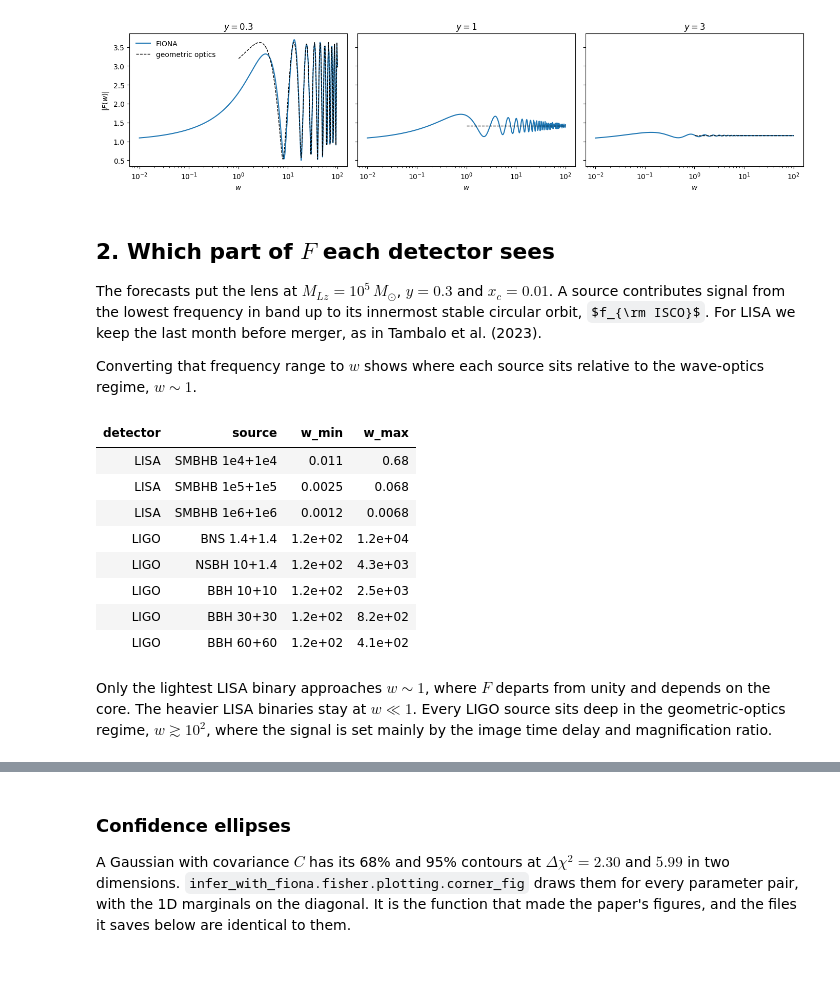
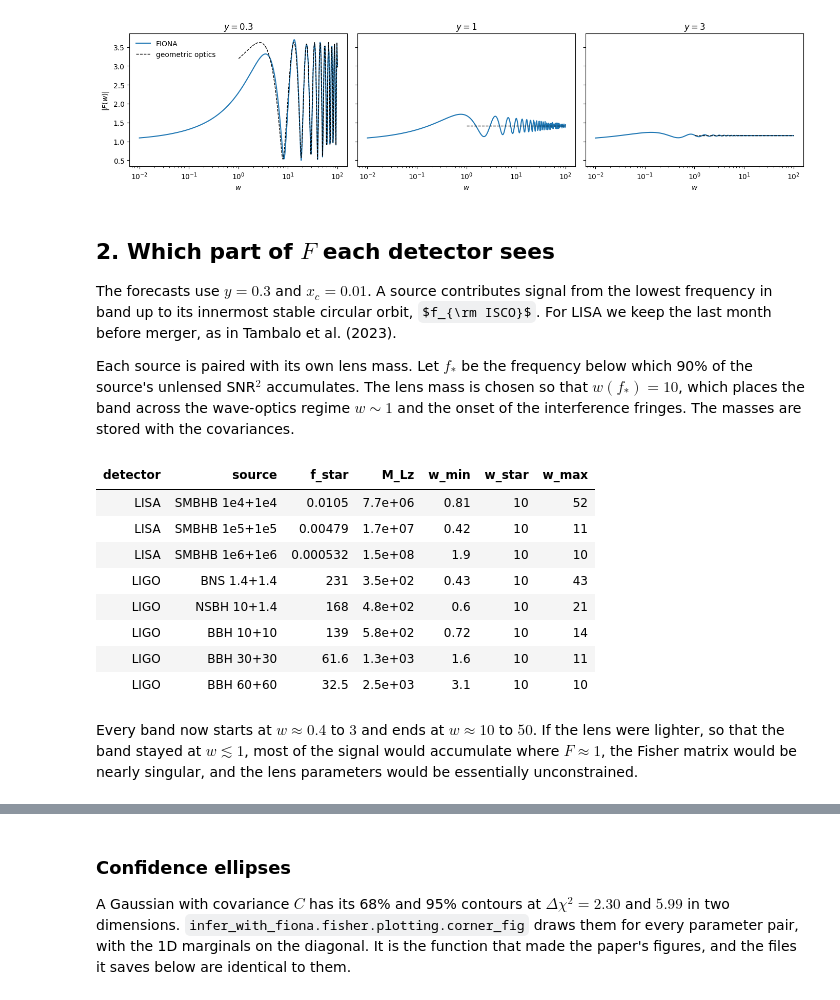
Before and after one commit to ninoephremidze/infer_with_FIONA, a Jupyter notebook: notebooks/01_fisher_forecasts.ipynb, the cells around one changed output, grey strips where cells are left out. Saved outputs shown, nothing was run; the diff lists cells and outputs as text; code cells hidden in the pictures; some formulas as TeX source; blank space fills up the shorter version.

```diff
--- a/notebooks/01_fisher_forecasts.ipynb
+++ b/notebooks/01_fisher_forecasts.ipynb
@@ -59,38 +59,41 @@ plt.tight_layout()
 # %% [markdown]
 ## 2. Which part of $F$ each detector sees
 
-The forecasts put the lens at $M_{Lz} = 10^5\,M_\odot$, $y = 0.3$ and $x_c = 0.01$. A source contributes signal from the lowest frequency in band up to its innermost stable circular orbit, $f_{\rm ISCO}$. For LISA we keep the last month before merger, as in Tambalo et al. (2023).
+The forecasts use $y = 0.3$ and $x_c = 0.01$. A source contributes signal from the lowest frequency in band up to its innermost stable circular orbit, $f_{\rm ISCO}$. For LISA we keep the last month before merger, as in Tambalo et al. (2023).
 
-Converting that frequency range to $w$ shows where each source sits relative to the wave-optics regime, $w \sim 1$.
+Each source is paired with its own lens mass. Let $f_*$ be the frequency below which 90% of the source's unlensed SNR$^2$ accumulates. The lens mass is chosen so that $w(f_*) = 10$, which places the band across the wave-optics regime $w \sim 1$ and the onset of the interference fringes. The masses are stored with the covariances.
 # %%
-M_LZ, Y_FID = 1e5, 0.3
-w_of = lambda f: 8 * np.pi * G_over_c3_Msun * M_LZ * f
-
-SOURCES = {  # detector: [(name, m1, m2)], source redshift, band [Hz]
-    'LISA': ([('SMBHB 1e4+1e4', 1e4, 1e4), ('SMBHB 1e5+1e5', 1e5, 1e5), ('SMBHB 1e6+1e6', 1e6, 1e6)], 3.0, (1e-4, 1.0)),
-    'LIGO': ([('BNS 1.4+1.4', 1.4, 1.4), ('NSBH 10+1.4', 10, 1.4), ('BBH 10+10', 10, 10),
-              ('BBH 30+30', 30, 30), ('BBH 60+60', 60, 60)], 0.1, (10.0, 1000.0)),
+data = np.load(paths.FISHER_COVARIANCES)
+Y_FID = 0.3
+SOURCES = {  # detector: [(name, key, m1, m2)], source redshift, band [Hz]
+    'LISA': ([('SMBHB 1e4+1e4', 'SMBHB_1e4', 1e4, 1e4), ('SMBHB 1e5+1e5', 'SMBHB_1e5', 1e5, 1e5),
+              ('SMBHB 1e6+1e6', 'SMBHB_1e6', 1e6, 1e6)], 3.0, (1e-4, 1.0)),
+    'LIGO': ([('BNS 1.4+1.4', 'BNS', 1.4, 1.4), ('NSBH 10+1.4', 'NSBH', 10, 1.4), ('BBH 10+10', 'BBH_10', 10, 10),
+              ('BBH 30+30', 'BBH_30', 30, 30), ('BBH 60+60', 'BBH_60', 60, 60)], 0.1, (10.0, 1000.0)),
 }
 rows = []
 for det, (srcs, z_s, (f_min, f_max)) in SOURCES.items():
-    for name, m1, m2 in srcs:
+    for name, key, m1, m2 in srcs:
         M, eta = m1 + m2, m1 * m2 / (m1 + m2) ** 2
         f_lo, f_hi = max(f_1month(M, eta, z_s), f_min), min(f_isco(M, z_s), f_max)
-        rows.append(dict(detector=det, source=name, w_min=w_of(f_lo), w_max=w_of(f_hi)))
+        M_Lz = float(data[f'{det}_{key}_mlz'])
+        w_of = lambda f: 8 * np.pi * G_over_c3_Msun * M_Lz * f
+        rows.append(dict(detector=det, source=name, f_star=float(data[f'{det}_{key}_fstar']), M_Lz=M_Lz,
+                         w_min=w_of(f_lo), w_star=w_of(float(data[f'{det}_{key}_fstar'])), w_max=w_of(f_hi)))
 bands = pd.DataFrame(rows)
-bands.style.format({'w_min': '{:.2g}', 'w_max': '{:.2g}'}).hide(axis='index')
+bands.style.format({'f_star': '{:.3g}', 'M_Lz': '{:.2g}', 'w_min': '{:.2g}', 'w_star': '{:.2g}', 'w_max': '{:.2g}'}).hide(axis='index')
 # %% [output]
-| detector | source | w_min | w_max |
-| LISA | SMBHB 1e4+1e4 | 0.011 | 0.68 |
-| LISA | SMBHB 1e5+1e5 | 0.0025 | 0.068 |
-| LISA | SMBHB 1e6+1e6 | 0.0012 | 0.0068 |
-| LIGO | BNS 1.4+1.4 | 1.2e+02 | 1.2e+04 |
-| LIGO | NSBH 10+1.4 | 1.2e+02 | 4.3e+03 |
-| LIGO | BBH 10+10 | 1.2e+02 | 2.5e+03 |
-| LIGO | BBH 30+30 | 1.2e+02 | 8.2e+02 |
-| LIGO | BBH 60+60 | 1.2e+02 | 4.1e+02 |
+| detector | source | f_star | M_Lz | w_min | w_star | w_max |
+| LISA | SMBHB 1e4+1e4 | 0.0105 | 7.7e+06 | 0.81 | 10 | 52 |
+| LISA | SMBHB 1e5+1e5 | 0.00479 | 1.7e+07 | 0.42 | 10 | 11 |
+| LISA | SMBHB 1e6+1e6 | 0.000532 | 1.5e+08 | 1.9 | 10 | 10 |
+| LIGO | BNS 1.4+1.4 | 231 | 3.5e+02 | 0.43 | 10 | 43 |
+| LIGO | NSBH 10+1.4 | 168 | 4.8e+02 | 0.6 | 10 | 21 |
+| LIGO | BBH 10+10 | 139 | 5.8e+02 | 0.72 | 10 | 14 |
+| LIGO | BBH 30+30 | 61.6 | 1.3e+03 | 1.6 | 10 | 11 |
+| LIGO | BBH 60+60 | 32.5 | 2.5e+03 | 3.1 | 10 | 10 |
 # %% [markdown]
-Only the lightest LISA binary approaches $w \sim 1$, where $F$ departs from unity and depends on the core. The heavier LISA binaries stay at $w \ll 1$. Every LIGO source sits deep in the geometric-optics regime, $w \gtrsim 10^2$, where the signal is set mainly by the image time delay and magnification ratio.
+Every band now starts at $w \approx 0.4$ to $3$ and ends at $w \approx 10$ to $50$. If the lens were lighter, so that the band stayed at $w \lesssim 1$, most of the signal would accumulate where $F \approx 1$, the Fisher matrix would be nearly singular, and the lens parameters would be essentially unconstrained.
 # %% [markdown]
 ## 3. From Fisher matrix to constraints
 
```
Also changed, not shown: parts of 6 cells of this notebook, 6 other files.
